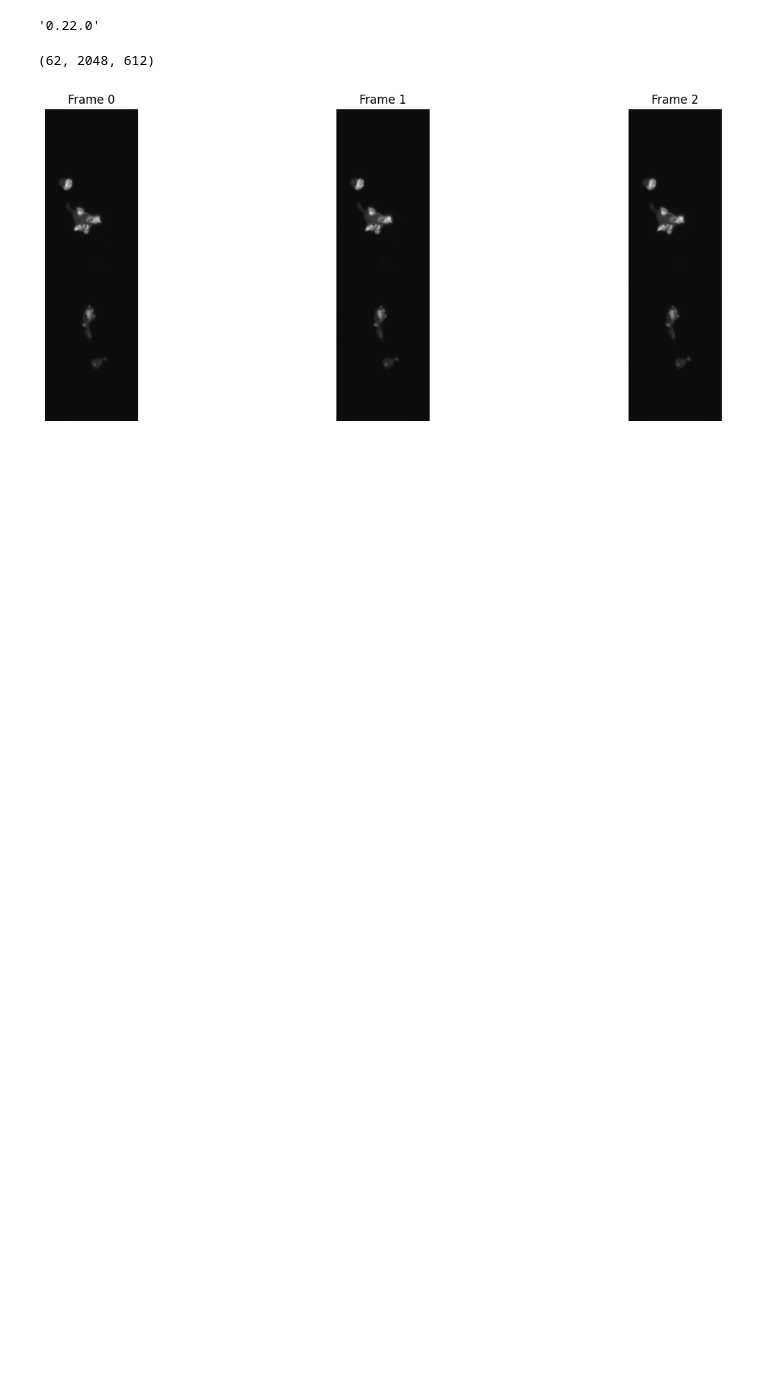
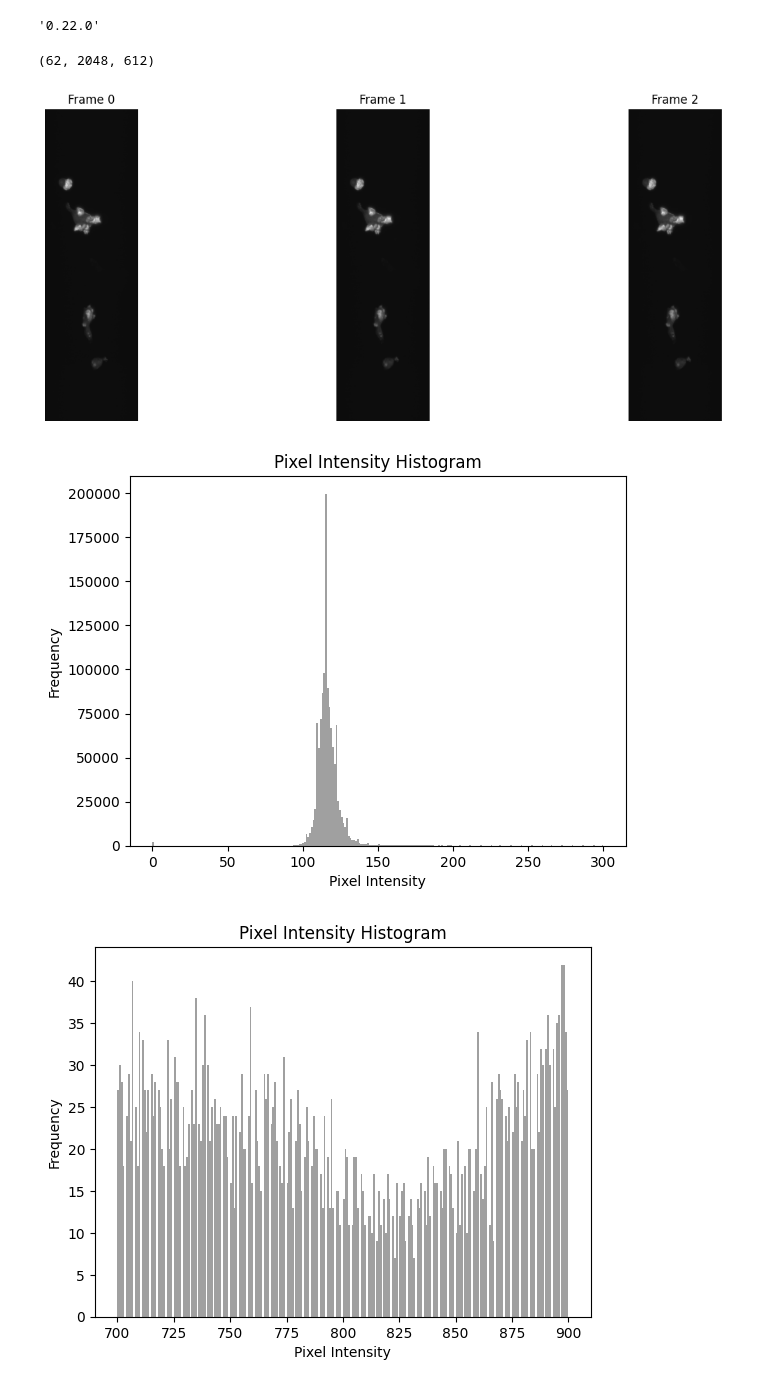
Before and after one commit to SammyAgrawal/ActinMotionPrediction, a Jupyter notebook: torch_datasets/example_use.ipynb, the cells around one changed output. Drawn from its saved outputs; the diff is of its cells as text; code cells hidden in the pictures; blank space fills up the shorter version.

```diff
--- a/torch_datasets/example_use.ipynb
+++ b/torch_datasets/example_use.ipynb
@@ -44,3 +45,28 @@ plt.tight_layout()
 plt.show()
 # %% [output]
 [figure]
+# %%
+pixel_values = np.array(first_MIP_video[1]).flatten()  # Flatten the 2D array into 1D
+
+# Plot histogram
+plt.hist(pixel_values, bins=256, range=(0, 300), color='gray', alpha=0.75)
+plt.title('Pixel Intensity Histogram')
+plt.xlabel('Pixel Intensity')
+plt.ylabel('Frequency')
+plt.show()
+
+# Plot histogram
+plt.hist(pixel_values, bins=256, range=(700, 900), color='gray', alpha=0.75)
+plt.title('Pixel Intensity Histogram')
+plt.xlabel('Pixel Intensity')
+plt.ylabel('Frequency')
+plt.show()
+
+plt.hist(pixel_values, bins=256, range=(150, 200), color='gray', alpha=0.75)
+plt.title('Pixel Intensity Histogram')
+plt.xlabel('Pixel Intensity')
+plt.ylabel('Frequency')
+plt.show()
+# %% [output]
+[figure, added]
+[figure, added]
```
Also changed, not shown: parts of 5 cells of this notebook, 1 other file.
